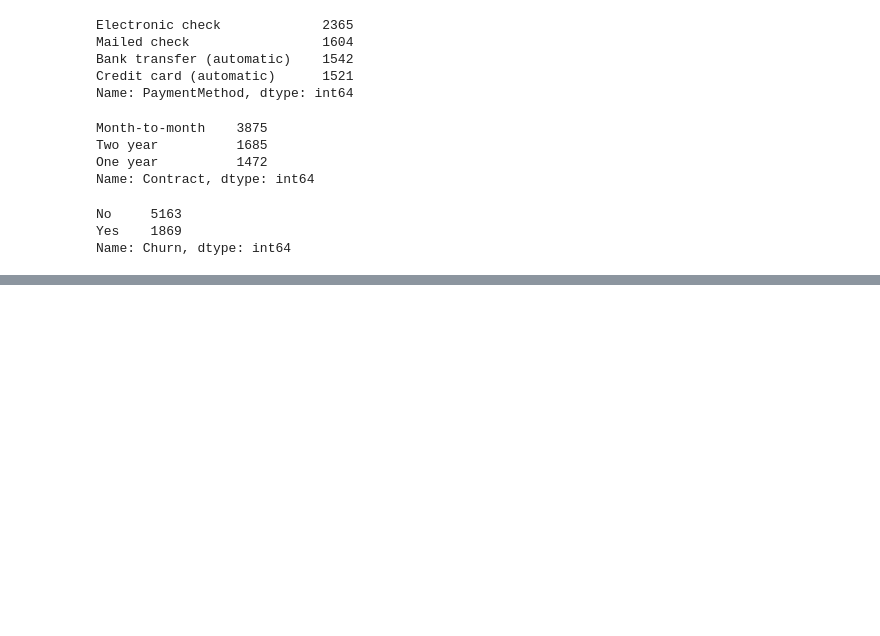
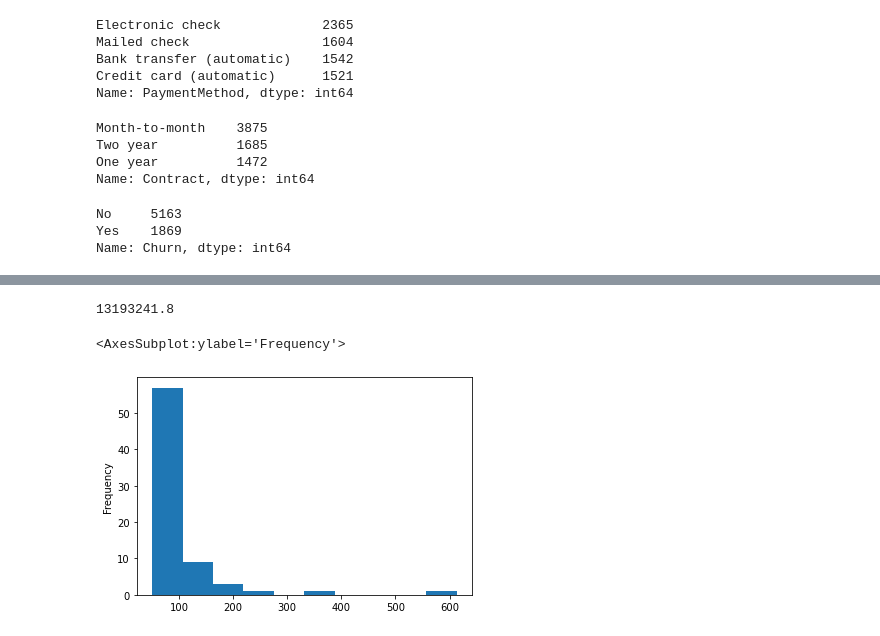
Before and after one commit to chrisvinhston/customer_churn_prediction, a Jupyter notebook: main.ipynb, the cells around one changed output, grey strips where cells are left out. Saved outputs shown, nothing was run; the diff lists cells and outputs as text; code cells hidden in the pictures; blank space fills up the shorter version.

```diff
--- a/main.ipynb
+++ b/main.ipynb
@@ -172,0 +204,11 @@ Name: Churn, dtype: int64
+# %%
+churn_no.TotalCharges.sum()
+# %% [output]
+13193241.8
+# %%
+# tenure = num of months with the company.  We see a large drop off after 100 months.
+tenure = df.tenure.value_counts()
+tenure.plot.hist()
+# %% [output]
+<AxesSubplot:ylabel='Frequency'>
+[figure, added]
```
Also changed, not shown: parts of 24 cells of this notebook, 4 other files.
